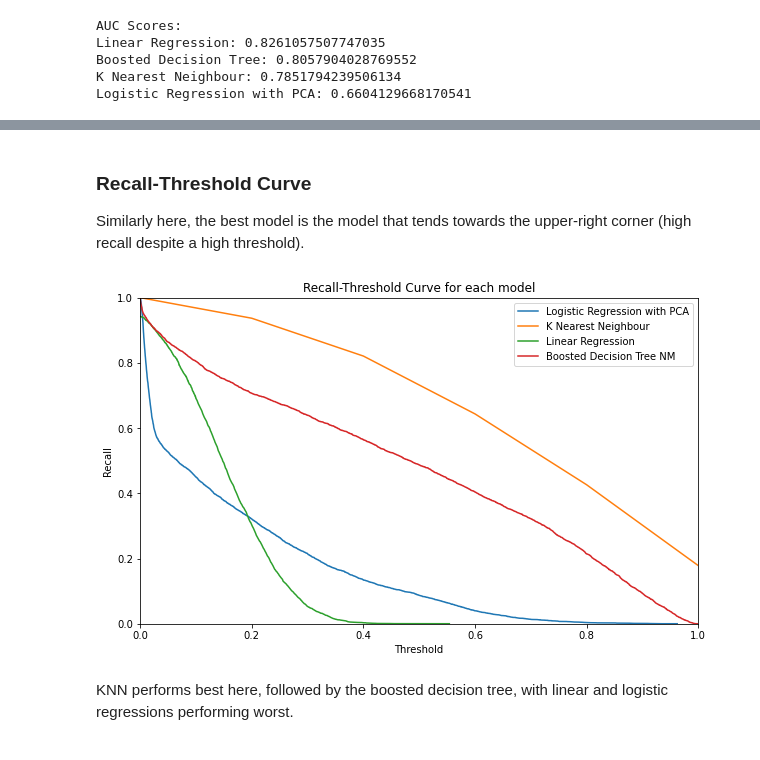
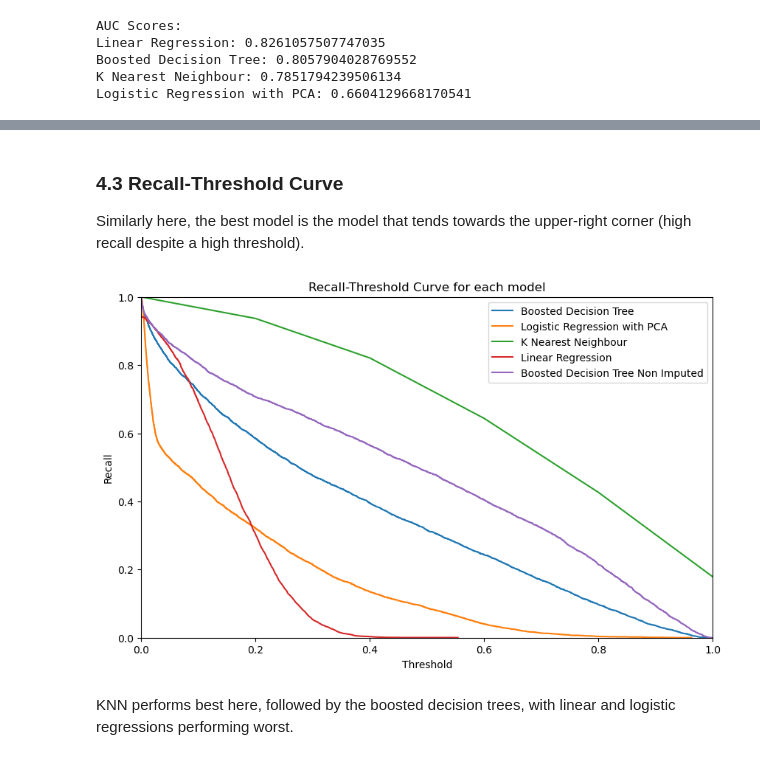
Before and after one commit to erinp0/DST-Assessment-1, a Jupyter notebook: Report/08-ModelComparison.ipynb, the cells around one changed output, grey strips where cells are left out. Cells and saved outputs as stored; diff of their text form; code cells hidden in the pictures.

```diff
--- a/Report/08-ModelComparison.ipynb
+++ b/Report/08-ModelComparison.ipynb
@@ -265,24 +303,23 @@ Here, we have linear regression performing best, followed by the boosted decisio
 # %% [markdown]
-### Recall-Threshold Curve
+### 4.3 Recall-Threshold Curve
 
 Similarly here, the best model is the model that tends towards the upper-right corner (high recall despite a high threshold).
 # %%
 plt.figure(figsize=(10,6))
-#plt.plot(BDT_thr, BDT_rec[0:len(BDT_rec)-1], label='Boosted Decision Tree')
+plt.plot(BDT_thr, BDT_rec[0:len(BDT_rec)-1], label='Boosted Decision Tree')
 plt.plot(LR_thr, LR_rec[0:len(LR_rec)-1], label='Logistic Regression with PCA')
 plt.plot(KNN_thr, KNN_rec[0:len(KNN_rec)-1], label='K Nearest Neighbour')
 plt.plot(lin_thr, lin_rec[0:len(lin_rec)-1], label='Linear Regression')
 #plt.plot(pres_thr, pres_rec[0:len(pres_rec)-1], label='K Nearest Neighbour Preserved')
-plt.plot(NM_thr, NM_rec[0:len(NM_rec)-1], label='Boosted Decision Tree No Missing')
+plt.plot(NM_thr, NM_rec[0:len(NM_rec)-1], label='Boosted Decision Tree Non Imputed')
 
 plt.xlabel('Threshold')
 plt.ylabel('Recall')
 plt.title('Recall-Threshold Curve for each model')
 plt.legend()
 plt.axis([0,1,0,1])
-#plt.axis([0,0.2,0.8,1])
 plt.show()
 # %% [output]
-[figure, old version]
+[figure, new version]
 # %% [markdown]
-KNN performs best here, followed by the boosted decision tree, with linear and logistic regressions performing worst.
+KNN performs best here, followed by the boosted decision trees, with linear and logistic regressions performing worst.
```
Also changed, not shown: parts of 39 cells of this notebook.
